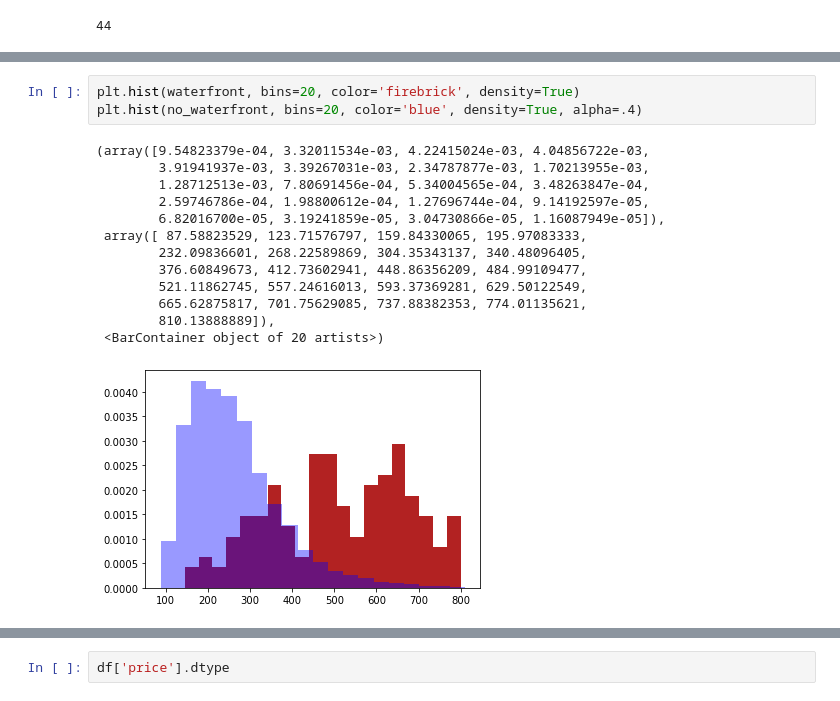
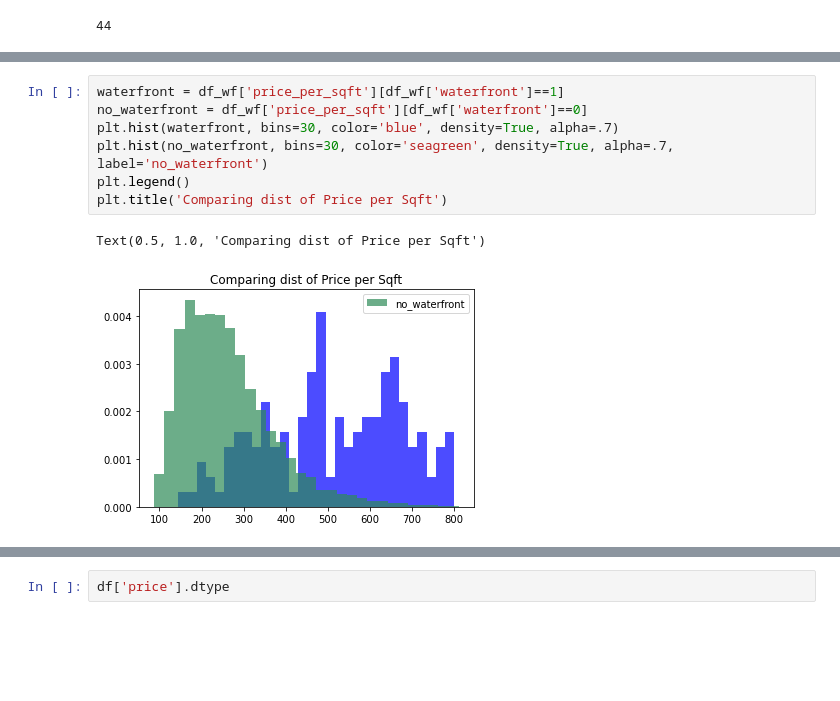
Before and after one commit to Luv2bnanook44/phase_2_project_quanggang, a Jupyter notebook: notebooks/jamie_notebook.ipynb, the cells around one changed output, grey strips where cells are left out. Saved outputs shown, nothing was run; the diff lists cells and outputs as text; blank space fills up the shorter version.

```diff
--- a/notebooks/jamie_notebook.ipynb
+++ b/notebooks/jamie_notebook.ipynb
@@ -644,17 +628,10 @@ Text(0.5, 1.0, 'Comparing CDFs-- price distribution')
-# %%
-plt.hist(waterfront, bins=20, color='firebrick', density=True)
-plt.hist(no_waterfront, bins=20, color='blue', density=True, alpha=.4)
-# %% [output]
-(array([9.54823379e-04, 3.32011534e-03, 4.22415024e-03, 4.04856722e-03,
-        3.91941937e-03, 3.39267031e-03, 2.34787877e-03, 1.70213955e-03,
-        1.28712513e-03, 7.80691456e-04, 5.34004565e-04, 3.48263847e-04,
-        2.59746786e-04, 1.98800612e-04, 1.27696744e-04, 9.14192597e-05,
-        6.82016700e-05, 3.19241859e-05, 3.04730866e-05, 1.16087949e-05]),
- array([ 87.58823529, 123.71576797, 159.84330065, 195.97083333,
-        232.09836601, 268.22589869, 304.35343137, 340.48096405,
-        376.60849673, 412.73602941, 448.86356209, 484.99109477,
-        521.11862745, 557.24616013, 593.37369281, 629.50122549,
-        665.62875817, 701.75629085, 737.88382353, 774.01135621,
-        810.13888889]),
- <BarContainer object of 20 artists>)
-[figure, removed]
+# %%
+waterfront = df_wf['price_per_sqft'][df_wf['waterfront']==1]
+no_waterfront = df_wf['price_per_sqft'][df_wf['waterfront']==0]
+plt.hist(waterfront, bins=30, color='blue', density=True, alpha=.7)
+plt.hist(no_waterfront, bins=30, color='seagreen', density=True, alpha=.7, label='no_waterfront')
+plt.legend()
+plt.title('Comparing dist of Price per Sqft')
+# %% [output]
+Text(0.5, 1.0, 'Comparing dist of Price per Sqft')
+[figure, added]
```
Also changed, not shown: parts of 43 cells of this notebook, 1 other file.
